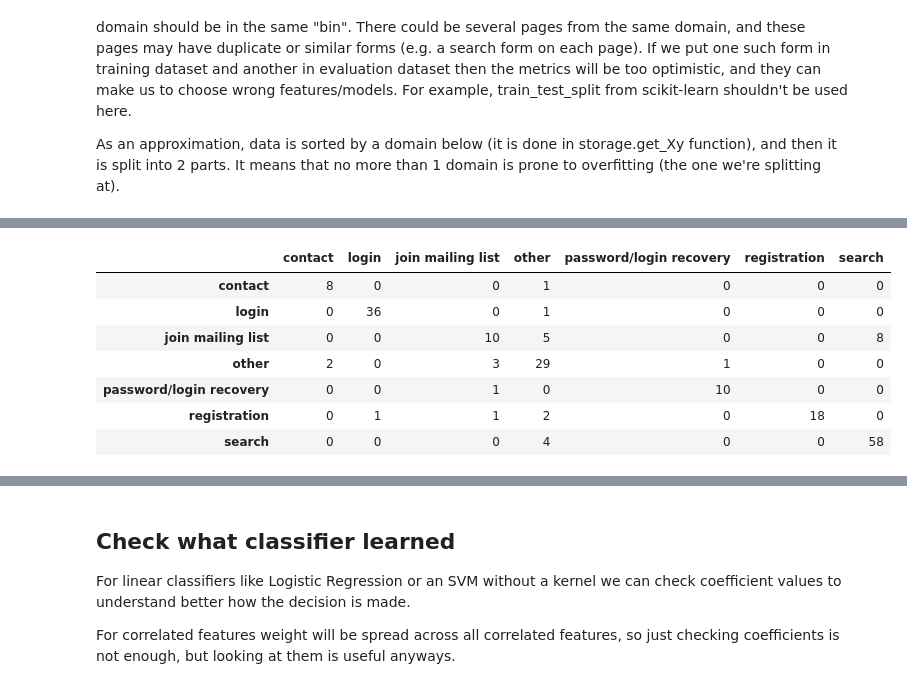
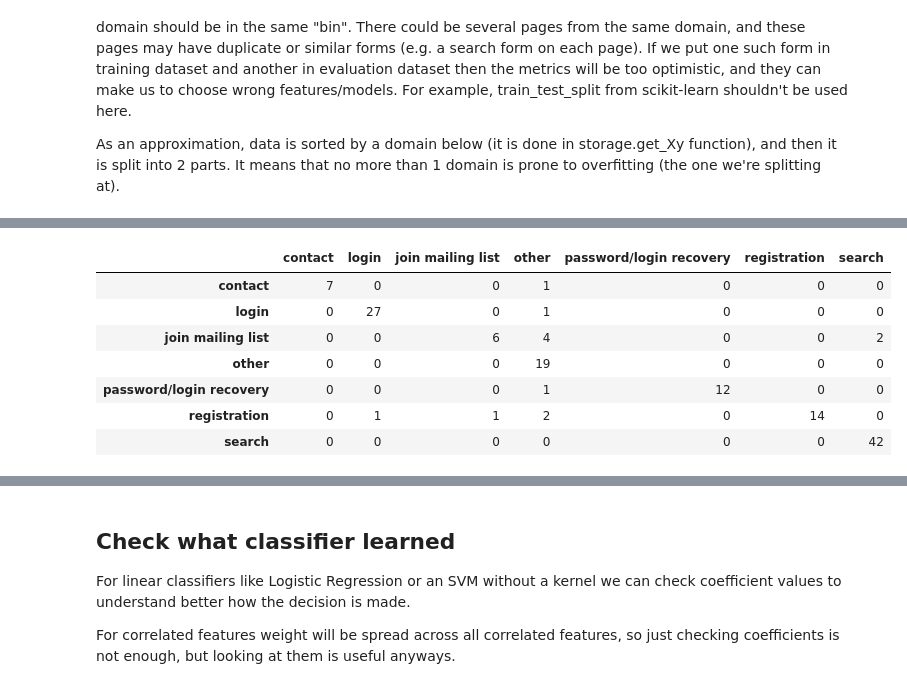
Before and after one commit to TeamHG-Memex/Formasaurus, a Jupyter notebook: notebooks/Model.ipynb, the cells around one changed output, grey strips where cells are left out. Saved outputs shown, nothing was run; the diff lists cells and outputs as text; code cells hidden in the pictures.

```diff
--- a/notebooks/Model.ipynb
+++ b/notebooks/Model.ipynb
@@ -19,9 +19,9 @@ We must be careful when splitting the dataset into training and evaluation parts
 
 As an approximation, data is sorted by a domain below (it is done in storage.get_Xy function), and then it is split into 2 parts. It means that no more than 1 domain is prone to overfitting (the one we're splitting at).
 # %%
-TRAIN_SIZE = 400
+TRAIN_SIZE = 500
 
-X, y = storage.get_Xy(verbose=True)
+X, y = storage.get_Xy(verbose=True, leave=True)
 X_train, X_test, y_train, y_test = X[:TRAIN_SIZE], X[TRAIN_SIZE:], y[:TRAIN_SIZE], y[TRAIN_SIZE:]
 
 print("Train size: %d, test size: %d" % (len(y_train), len(y_test)))
@@ -96,14 +98,12 @@ from sklearn.cross_validation import cross_val_score
 from sklearn.metrics import classification_report, confusion_matrix, precision_recall_fscore_support
 # %%
 %%time
+reload(features)
+from formtype.model import _create_feature_union
 # ======= define the model ========
 
+# features should be the same as in formtype.model
 FEATURES = [
-#     (
-#         "loginform    ",
-#         features.OldLoginformFeatures(),
-#         DictVectorizer()
-#     ),
     (
         "bias",
         features.Bias(),
@@ -119,50 +119,66 @@ FEATURES = [
         features.SubmitText(),
         CountVectorizer(ngram_range=(1,2), min_df=1, binary=True)
     ),
-   (
-        "<form> TEXT </form>",
-        features.FormText(),
-        TfidfVectorizer(ngram_range=(1,2), min_df=5, stop_words='english', binary=True)
+    # (
+    #     "<form> TEXT </form>",
+    #     features.FormText(),
+    #     TfidfVectorizer(ngram_range=(1,2), min_df=5, stop_words='english', binary=True)
+    # ),
+
+    (
+        "<a> TEXT </a>",
+        features.FormLinksText(),
+        TfidfVectorizer(ngram_range=(1,2), min_df=4, stop_words={'and', 'or', 'of'}, binary=True)
     ),
+    (
+        "<label> TEXT </label>",
+        features.FormLabelText(),
+        TfidfVectorizer(ngram_range=(1,2), min_df=3, stop_words="english", binary=True)
+    ),
+
     (
         "<form action=...>",
         features.FormUrl(),
         TfidfVectorizer(ngram_range=(5,6), min_df=4, analyzer="char_wb", binary=True)
     ),
-
-#     (
-#         "<form><a> TEXT </a>",
-#         features.FormLinksText(),
-#         TfidfVectorizer(ngram_range=(1,2), min_df=4, stop_words='english', binary=True)
-#     ),
-
     (
         "<form class=... id=...>",
         features.FormCss(),
         TfidfVectorizer(ngram_range=(4,5), min_df=3, analyzer="char_wb", binary=True)
     ),
     (
-        "<form><input name=...>",
+        "<input class=... id=...>",
+        features.FormInputCss(),
+        TfidfVectorizer(ngram_range=(4,5), min_df=5, analyzer="char_wb", binary=True)
+    ),
+    (
+        "<input name=...>",
         features.FormInputNames(),
+        TfidfVectorizer(ngram_range=(5,6), min_df=3, analyzer="char_wb", binary=True)
+    ),
+    (
+        "<input title=...>",
+        features.FormInputTitle(),
         TfidfVectorizer(ngram_range=(5,6), min_df=3, analyzer="char_wb", binary=True)
     ),
 ]
 
-def create_feature_union(features):
-    """
-    Create a FeatureUnion from individual.
-    Each "feature" is a 3-tuple: (name, feature_extractor, vectorizer).
-    """
-    return make_union(*[
-        make_pipeline(fe, vec)
-        for name, fe, vec in features
-    ])
 
-# clf = LogisticRegression(penalty='l1', C=1)
-clf = LinearSVC(C=0.5, random_state=0, fit_intercept=False)
+
+# clf = SGDClassifier(
+#     penalty='elasticnet',
+#     loss='log',
+#     alpha=0.0002,
+#     fit_intercept=False,
+#     shuffle=True,
+#     random_state=0,
+#     n_iter=50,
+# )
+clf = LogisticRegression(penalty='l2', C=5, fit_intercept=False, random_state=0)
+# clf = LinearSVC(C=0.5, random_state=0, fit_intercept=False)
 
 model = make_pipeline(
-    create_feature_union(FEATURES),
+    _create_feature_union(FEATURES),
     clf,
 )
 
@@ -188,10 +202,10 @@ Active features: 21881 out of possible 27195
 
 Confusion matrix (rows=>true values, columns=>predicted values):
 |  | contact | login | join mailing list | other | password/login recovery | registration | search |
-| contact | 8 | 0 | 0 | 1 | 0 | 0 | 0 |
-| login | 0 | 36 | 0 | 1 | 0 | 0 | 0 |
-| join mailing list | 0 | 0 | 10 | 5 | 0 | 0 | 8 |
-| other | 2 | 0 | 3 | 29 | 1 | 0 | 0 |
-| password/login recovery | 0 | 0 | 1 | 0 | 10 | 0 | 0 |
-| registration | 0 | 1 | 1 | 2 | 0 | 18 | 0 |
-| search | 0 | 0 | 0 | 4 | 0 | 0 | 58 |
+| contact | 7 | 0 | 0 | 1 | 0 | 0 | 0 |
+| login | 0 | 27 | 0 | 1 | 0 | 0 | 0 |
+| join mailing list | 0 | 0 | 6 | 4 | 0 | 0 | 2 |
+| other | 0 | 0 | 0 | 19 | 0 | 0 | 0 |
+| password/login recovery | 0 | 0 | 0 | 1 | 12 | 0 | 0 |
+| registration | 0 | 1 | 1 | 2 | 0 | 14 | 0 |
+| search | 0 | 0 | 0 | 0 | 0 | 0 | 42 |
```
Also changed, not shown: parts of 8 cells of this notebook.
